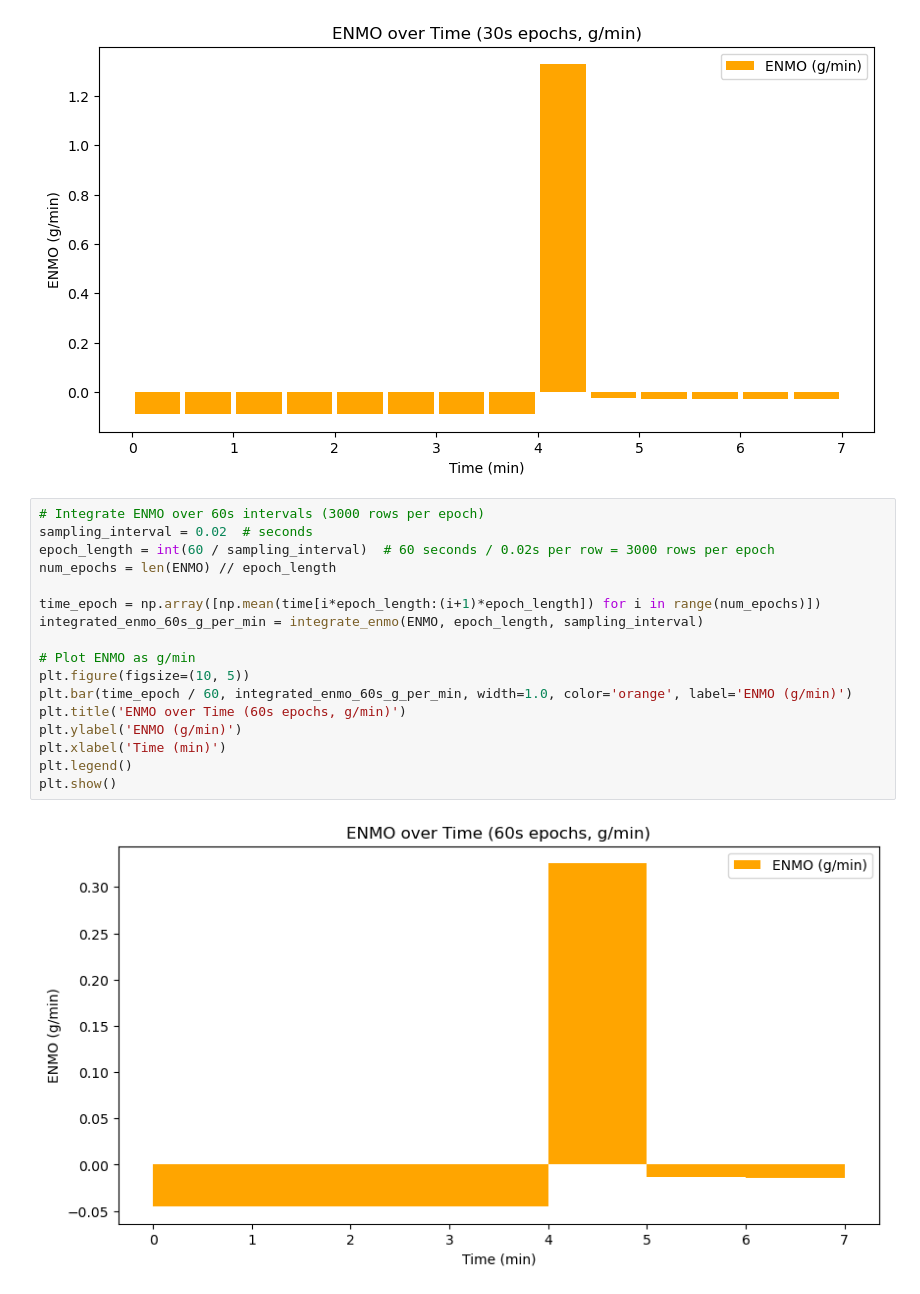
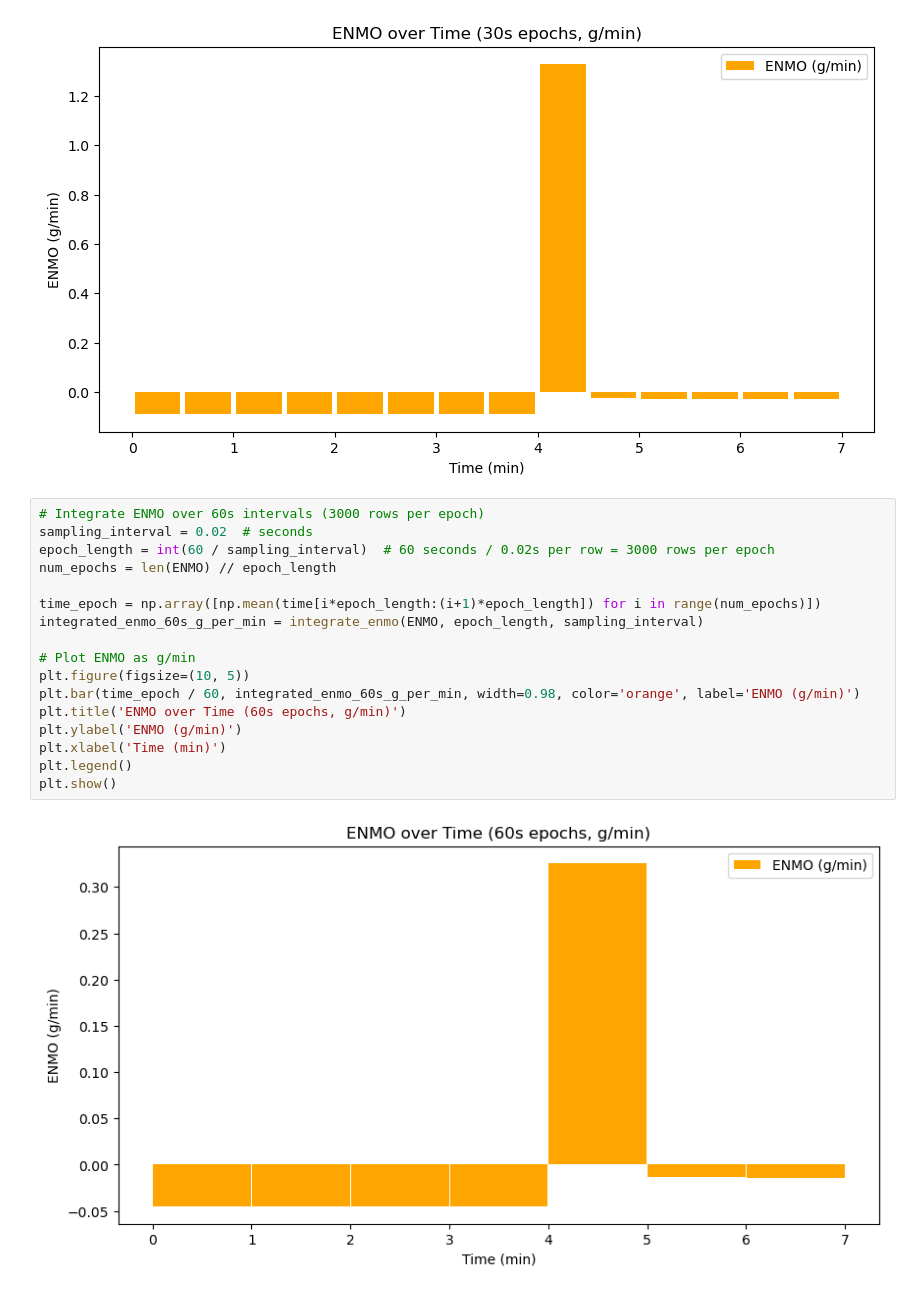
Before and after one commit to TevaSemStudent/HAH913E-ENMO6-Plots, a Jupyter notebook: main.ipynb, the cells around one changed output. Cells and saved outputs as stored; diff of their text form.

Commit message:
- Tweaked 60s bar width

```diff
--- a/main.ipynb
+++ b/main.ipynb
@@ -139,19 +139,19 @@ plt.show()
 # %%
 # Integrate ENMO over 60s intervals (3000 rows per epoch)
 sampling_interval = 0.02  # seconds
 epoch_length = int(60 / sampling_interval)  # 60 seconds / 0.02s per row = 3000 rows per epoch
 num_epochs = len(ENMO) // epoch_length
 
 time_epoch = np.array([np.mean(time[i*epoch_length:(i+1)*epoch_length]) for i in range(num_epochs)])
 integrated_enmo_60s_g_per_min = integrate_enmo(ENMO, epoch_length, sampling_interval)
 
 # Plot ENMO as g/min
 plt.figure(figsize=(10, 5))
-plt.bar(time_epoch / 60, integrated_enmo_60s_g_per_min, width=1.0, color='orange', label='ENMO (g/min)')
+plt.bar(time_epoch / 60, integrated_enmo_60s_g_per_min, width=0.98, color='orange', label='ENMO (g/min)')
 plt.title('ENMO over Time (60s epochs, g/min)')
 plt.ylabel('ENMO (g/min)')
 plt.xlabel('Time (min)')
 plt.legend()
 plt.show()
 # %% [output]
-[figure, old version]
+[figure, new version]
```
